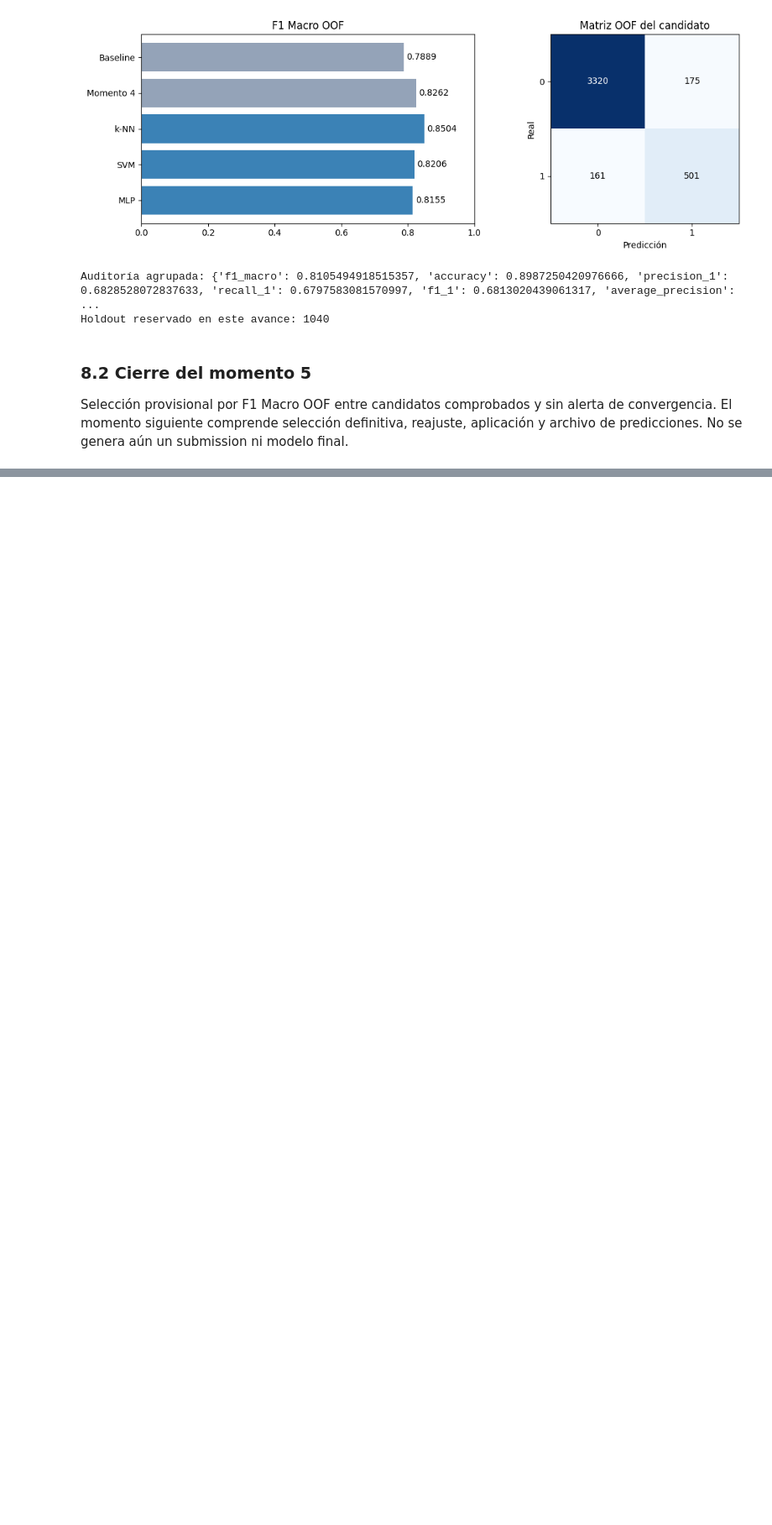
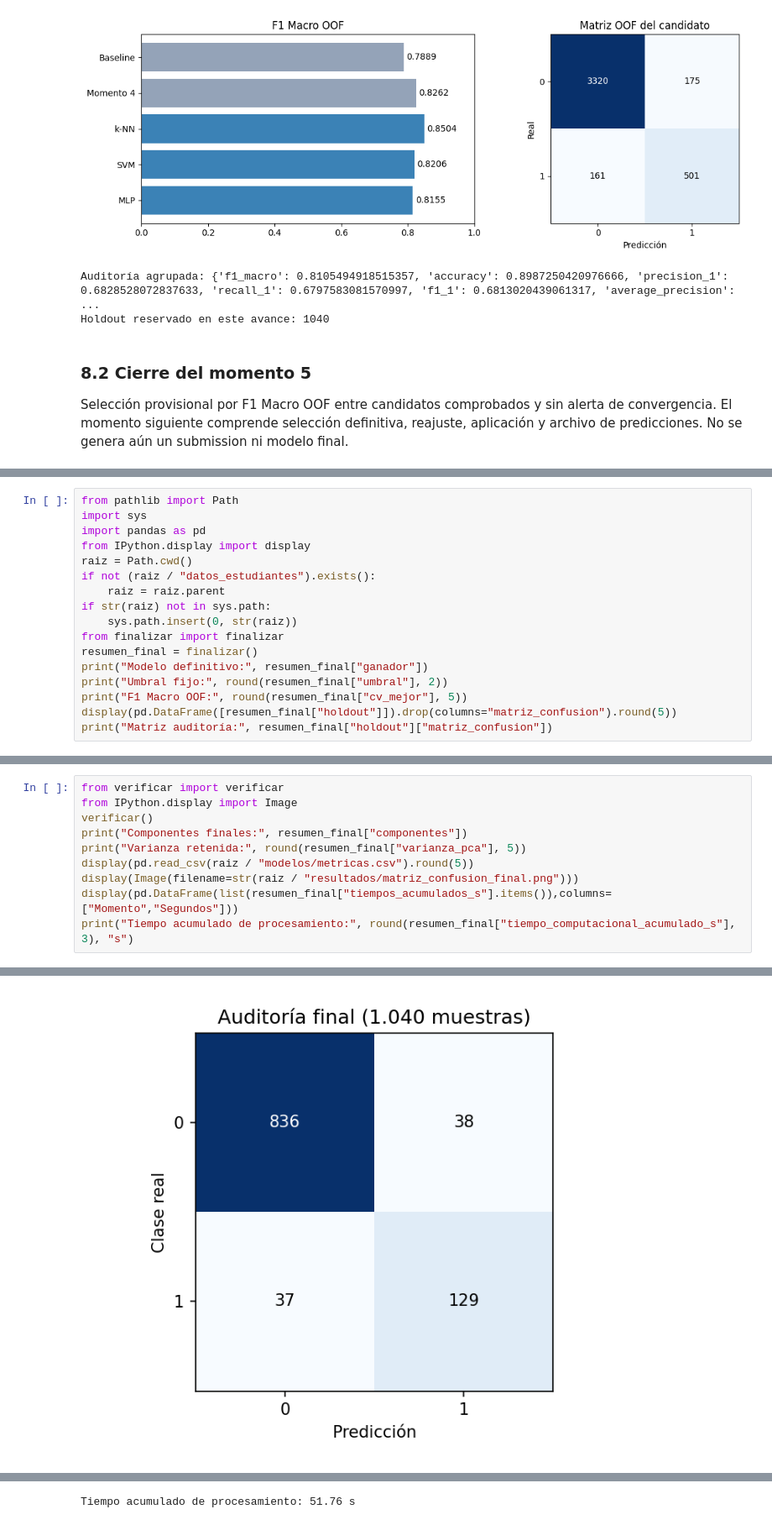
Before and after one commit to iamnicocr/wine-quality, a Jupyter notebook: notebooks/01_eda_y_modelado.ipynb, the cells around one changed output, grey strips where cells are left out. Shown at 84% size. Saved outputs shown, nothing was run; the diff lists cells and outputs as text; blank space fills up the shorter version.

```diff
--- a/notebooks/01_eda_y_modelado.ipynb
+++ b/notebooks/01_eda_y_modelado.ipynb
@@ -566,0 +571,17 @@ Selección provisional por F1 Macro OOF entre candidatos comprobados y sin alert
+# %%
+from pathlib import Path
+import sys
+import pandas as pd
+from IPython.display import display
+raiz = Path.cwd()
+if not (raiz / "datos_estudiantes").exists():
+    raiz = raiz.parent
+if str(raiz) not in sys.path:
+    sys.path.insert(0, str(raiz))
+from finalizar import finalizar
+resumen_final = finalizar()
+print("Modelo definitivo:", resumen_final["ganador"])
+print("Umbral fijo:", round(resumen_final["umbral"], 2))
+print("F1 Macro OOF:", round(resumen_final["cv_mejor"], 5))
+display(pd.DataFrame([resumen_final["holdout"]]).drop(columns="matriz_confusion").round(5))
+print("Matriz auditoría:", resumen_final["holdout"]["matriz_confusion"])
@@ -566,0 +595,11 @@ Selección provisional por F1 Macro OOF entre candidatos comprobados y sin alert
+# %%
+from verificar import verificar
+from IPython.display import Image
+verificar()
+print("Componentes finales:", resumen_final["componentes"])
+print("Varianza retenida:", round(resumen_final["varianza_pca"], 5))
+display(pd.read_csv(raiz / "modelos/metricas.csv").round(5))
+display(Image(filename=str(raiz / "resultados/matriz_confusion_final.png")))
+display(pd.DataFrame(list(resumen_final["tiempos_acumulados_s"].items()),columns=["Momento","Segundos"]))
+print("Tiempo acumulado de procesamiento:", round(resumen_final["tiempo_computacional_acumulado_s"], 3), "s")
+# %% [output]
@@ -566,0 +619 @@ Selección provisional por F1 Macro OOF entre candidatos comprobados y sin alert
+[figure, added]
@@ -566,0 +626 @@ Selección provisional por F1 Macro OOF entre candidatos comprobados y sin alert
+Tiempo acumulado de procesamiento: 51.76 s
```
Also changed, not shown: parts of 5 cells of this notebook.
